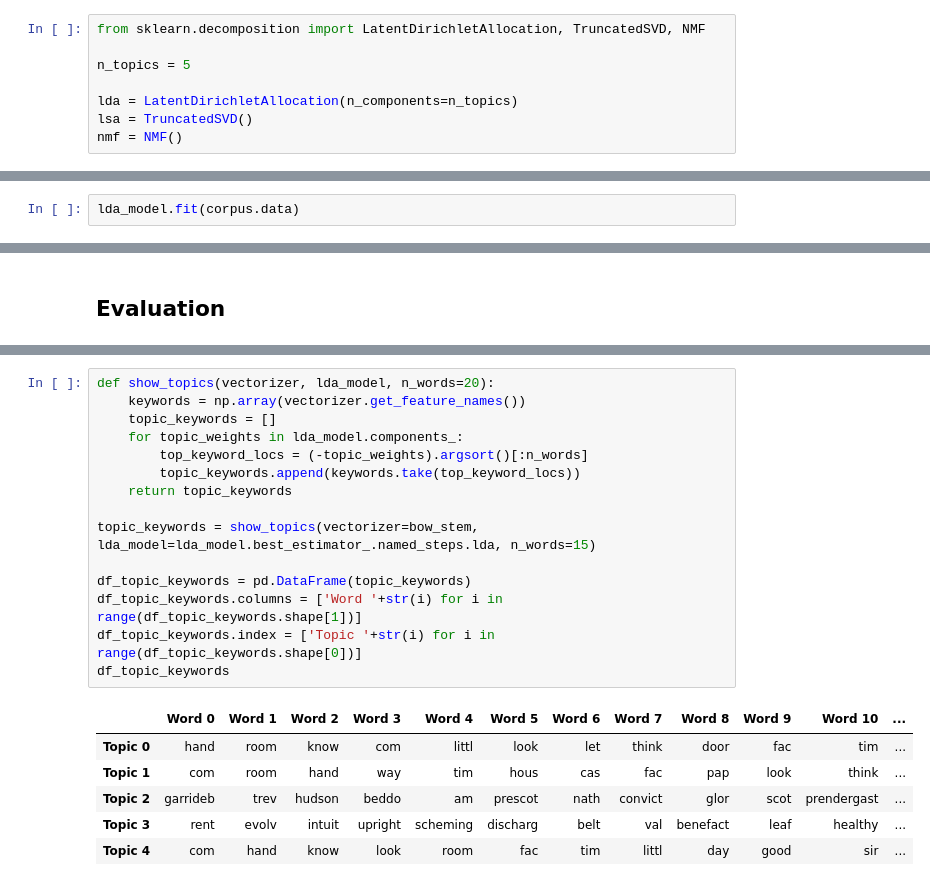
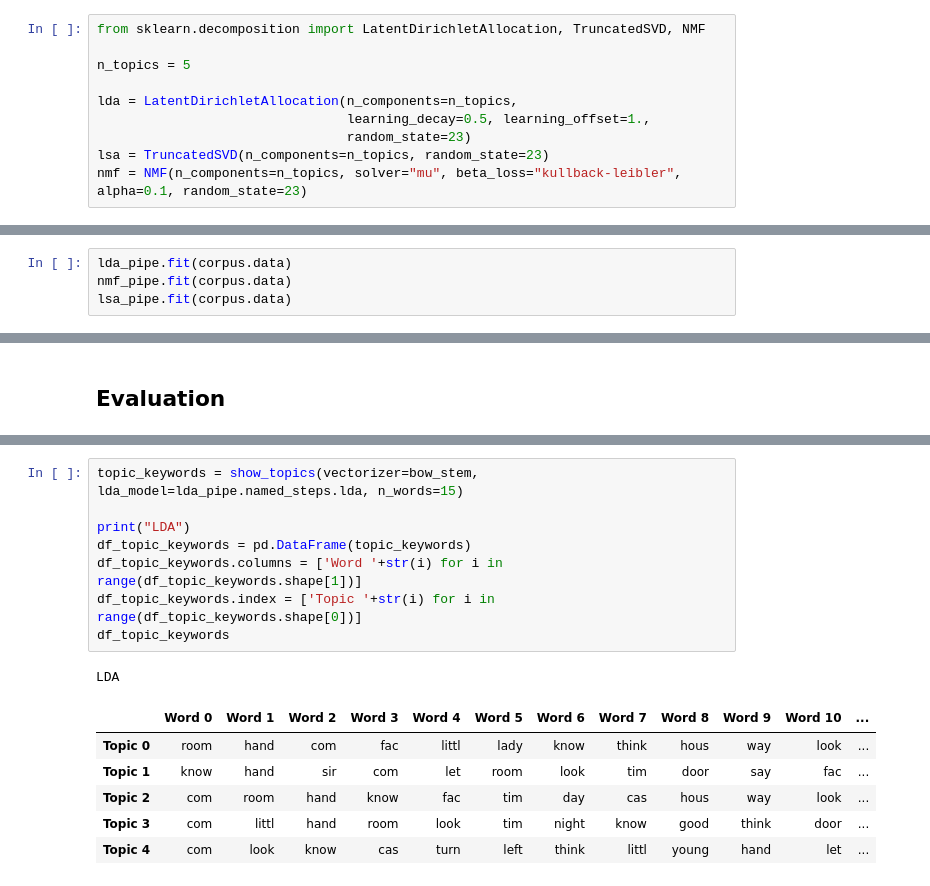
Before and after one commit to datadonK23/pyData-Projects, a Jupyter notebook: HolmesTopicModels/holmes-topic-models/notebook/2_Modeling.ipynb, the cells around one changed output, grey strips where cells are left out. Drawn from its saved outputs; the diff is of its cells as text.

Commit message:
Modeling NB - LSA, NMF

```diff
--- a/HolmesTopicModels/holmes-topic-models/notebook/2_Modeling.ipynb
+++ b/HolmesTopicModels/holmes-topic-models/notebook/2_Modeling.ipynb
@@ -46,9 +44,11 @@ from sklearn.decomposition import LatentDirichletAllocation, TruncatedSVD, NMF
 
 n_topics = 5
 
-lda = LatentDirichletAllocation(n_components=n_topics)
-lsa = TruncatedSVD()
-nmf = NMF()
+lda = LatentDirichletAllocation(n_components=n_topics,
+                                learning_decay=0.5, learning_offset=1.,
+                                random_state=23)
+lsa = TruncatedSVD(n_components=n_topics, random_state=23)
+nmf = NMF(n_components=n_topics, solver="mu", beta_loss="kullback-leibler", alpha=0.1, random_state=23)
 # %%
 lda_params = {"lda__learning_decay": [0.5, 0.7, 0.9],
               "lda__learning_offset": [1., 5., 10.]}
@@ -69,5 +79,3 @@ from sklearn.model_selection import GridSearchCV
 lda_model = GridSearchCV(lda_pipe, param_grid=lda_params, cv=5, n_jobs=-1)
 # %% [markdown]
 ## Training
-# %%
-lda_model.fit(corpus.data)
@@ -92,0 +82,4 @@ lda_model.best_score_
+# %%
+lda_pipe.fit(corpus.data)
+nmf_pipe.fit(corpus.data)
+lsa_pipe.fit(corpus.data)
@@ -97,22 +109,16 @@ lda_model.best_score_
 # %%
-def show_topics(vectorizer, lda_model, n_words=20):
-    keywords = np.array(vectorizer.get_feature_names())
-    topic_keywords = []
-    for topic_weights in lda_model.components_:
-        top_keyword_locs = (-topic_weights).argsort()[:n_words]
-        topic_keywords.append(keywords.take(top_keyword_locs))
-    return topic_keywords
+topic_keywords = show_topics(vectorizer=bow_stem, lda_model=lda_pipe.named_steps.lda, n_words=15)
 
-topic_keywords = show_topics(vectorizer=bow_stem, lda_model=lda_model.best_estimator_.named_steps.lda, n_words=15)
-
+print("LDA")
 df_topic_keywords = pd.DataFrame(topic_keywords)
 df_topic_keywords.columns = ['Word '+str(i) for i in range(df_topic_keywords.shape[1])]
 df_topic_keywords.index = ['Topic '+str(i) for i in range(df_topic_keywords.shape[0])]
 df_topic_keywords
 # %% [output]
+LDA
 |  | Word 0 | Word 1 | Word 2 | Word 3 | Word 4 | Word 5 | Word 6 | Word 7 | Word 8 | Word 9 | Word 10 | ... |
-| Topic 0 | hand | room | know | com | littl | look | let | think | door | fac | tim | ... |
-| Topic 1 | com | room | hand | way | tim | hous | cas | fac | pap | look | think | ... |
-| Topic 2 | garrideb | trev | hudson | beddo | am | prescot | nath | convict | glor | scot | prendergast | ... |
-| Topic 3 | rent | evolv | intuit | upright | scheming | discharg | belt | val | benefact | leaf | healthy | ... |
-| Topic 4 | com | hand | know | look | room | fac | tim | littl | day | good | sir | ... |
+| Topic 0 | room | hand | com | fac | littl | lady | know | think | hous | way | look | ... |
+| Topic 1 | know | hand | sir | com | let | room | look | tim | door | say | fac | ... |
+| Topic 2 | com | room | hand | know | fac | tim | day | cas | hous | way | look | ... |
+| Topic 3 | com | littl | hand | room | look | tim | night | know | good | think | door | ... |
+| Topic 4 | com | look | know | cas | turn | left | think | littl | young | hand | let | ... |
```
Also changed, not shown: parts of 12 cells of this notebook.
